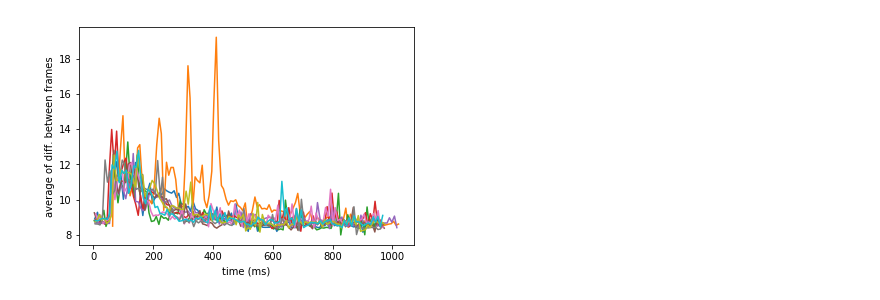
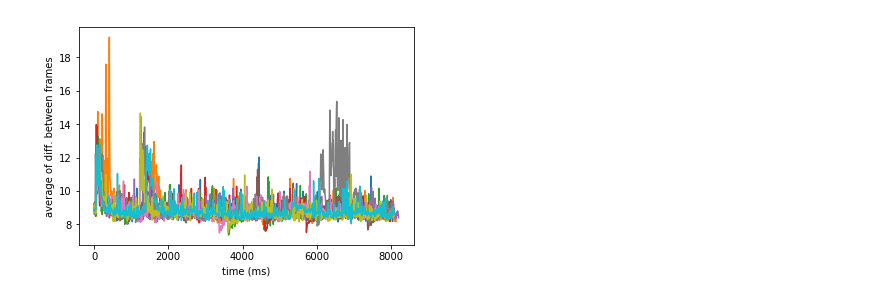
Before and after one commit to harshavardan/Classical-Conditioning, a Jupyter notebook: plottingRawMotionVsTime.ipynb, the cells around one changed output. Saved outputs shown, nothing was run; the diff lists cells and outputs as text; code cells hidden in the pictures.

```diff
--- a/plottingRawMotionVsTime.ipynb
+++ b/plottingRawMotionVsTime.ipynb
@@ -10,20 +10,22 @@ import statistics
 motion = []
 time = []
 
+f = "E:/Harshavardan/data/01102019_fish2_7dpf_1.5mA_50ms"
+
 # looping through all the trials
 for j in range(2,12):
     m = []
     t = []
-    #filename = "E:/Harshavardan/data/24092019_fish1_8dpf_1.5mA_50ms/rawMotion" + str(j) + ".csv"
-    filename = "C:/Users/Harshavardan/Desktop/7dpf_1.5mA_50ms_5minITI/rawMotion" + str(j) + ".csv"
+    filename = f + "/rawMotion" + str(j) + ".csv"
+    #filename = "E:/Harshavardan/classicalConditioningCode/data/rawMotion" + str(j) + ".csv"
     m = [] #stores raw motion
     with open(filename, 'r') as csvfile:
         csvreader = csv.reader(csvfile)
         for row in csvreader:
             m.append(float(row[0]))
 
-    #filename = "E:/Harshavardan/data/24092019_fish1_8dpf_1.5mA_50ms/timestamp"+ str(j) + ".csv"
-    filename = "C:/Users/Harshavardan/Desktop/7dpf_1.5mA_50ms_5minITI/timestamp" + str(j) + ".csv"
+    filename = f + "/timestamp" + str(j) + ".csv"
+    #filename = "E:/Harshavardan/classicalConditioningCode/data/timestamp" + str(j) + ".csv"
     t = [] #stores timestamp
     with open(filename, 'r') as csvfile:
         csvreader = csv.reader(csvfile)
@@ -39,10 +41,10 @@ for j in range(2,12):
     time.append(t[1:])
 # %%
 for i in range(0, len(motion)):
-    plt.plot(time[i][0:120], motion[i][0:120])
+    plt.plot(time[i][0:1000], motion[i][0:1000])
     plt.xlabel("time (ms)")
     plt.ylabel("average of diff. between frames")
 # %% [output]
-[figure, old version]
+[figure, new version]
 # %%
 binned = [] # stores the average raw motion value for each bin, for all trials
```
Also changed, not shown: parts of 4 cells of this notebook.
